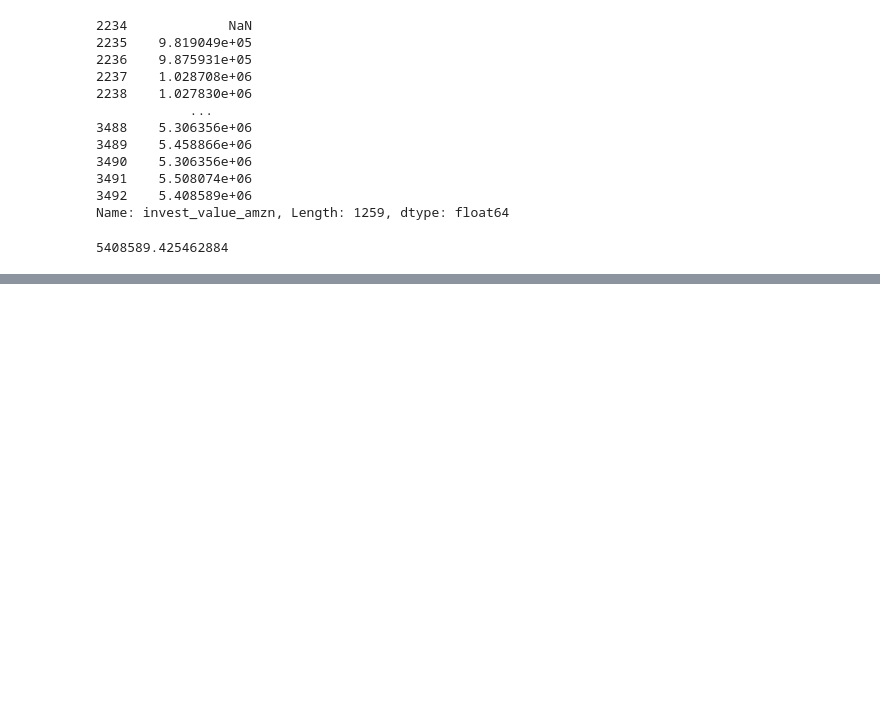
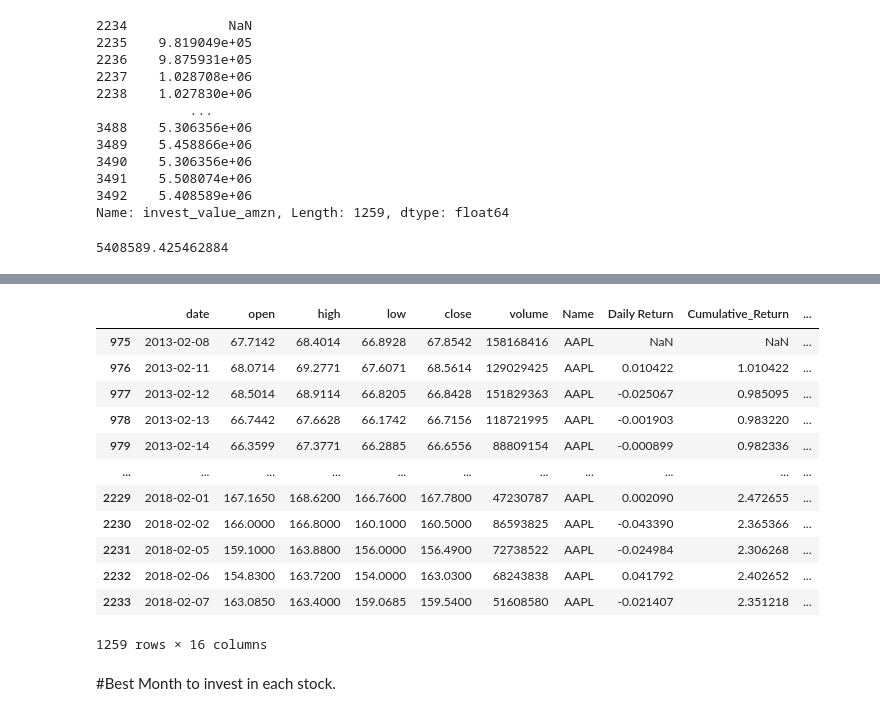
Before and after one commit to ThonteShila/DataAnalytics_Projects, a Jupyter notebook: Stock Market Data Analytics/Stock_Market_Analysis_Notebook.ipynb, the cells around one changed output, grey strips where cells are left out. Cells and saved outputs as stored; diff of their text form; code cells hidden in the pictures; blank space fills up the shorter version.

```diff
--- a/Stock Market Data Analytics/Stock_Market_Analysis_Notebook.ipynb
+++ b/Stock Market Data Analytics/Stock_Market_Analysis_Notebook.ipynb
@@ -268,0 +349,18 @@ px.line(df_best,x="date",y="invest_value_amzn",title="Investment value over time
+# %%
+avg_stock=all_data[all_data["Name"]=="AAPL"]
+# %%
+avg_stock
+# %% [output]
+|  | date | open | high | low | close | volume | Name | Daily Return | Cumulative_Return | ... |
+| 975 | 2013-02-08 | 67.7142 | 68.4014 | 66.8928 | 67.8542 | 158168416 | AAPL | NaN | NaN | ... |
+| 976 | 2013-02-11 | 68.0714 | 69.2771 | 67.6071 | 68.5614 | 129029425 | AAPL | 0.010422 | 1.010422 | ... |
+| 977 | 2013-02-12 | 68.5014 | 68.9114 | 66.8205 | 66.8428 | 151829363 | AAPL | -0.025067 | 0.985095 | ... |
+| 978 | 2013-02-13 | 66.7442 | 67.6628 | 66.1742 | 66.7156 | 118721995 | AAPL | -0.001903 | 0.983220 | ... |
+| 979 | 2013-02-14 | 66.3599 | 67.3771 | 66.2885 | 66.6556 | 88809154 | AAPL | -0.000899 | 0.982336 | ... |
+| ... | ... | ... | ... | ... | ... | ... | ... | ... | ... | ... |
+| 2229 | 2018-02-01 | 167.1650 | 168.6200 | 166.7600 | 167.7800 | 47230787 | AAPL | 0.002090 | 2.472655 | ... |
+| 2230 | 2018-02-02 | 166.0000 | 166.8000 | 160.1000 | 160.5000 | 86593825 | AAPL | -0.043390 | 2.365366 | ... |
+| 2231 | 2018-02-05 | 159.1000 | 163.8800 | 156.0000 | 156.4900 | 72738522 | AAPL | -0.024984 | 2.306268 | ... |
+| 2232 | 2018-02-06 | 154.8300 | 163.7200 | 154.0000 | 163.0300 | 68243838 | AAPL | 0.041792 | 2.402652 | ... |
+| 2233 | 2018-02-07 | 163.0850 | 163.4000 | 159.0685 | 159.5400 | 51608580 | AAPL | -0.021407 | 2.351218 | ... |
+1259 rows × 16 columns
@@ -268,0 +369,2 @@ px.line(df_best,x="date",y="invest_value_amzn",title="Investment value over time
+# %% [markdown]
+#Best Month to invest in each stock.
```
Also changed, not shown: parts of 19 cells of this notebook, 2 other files.
